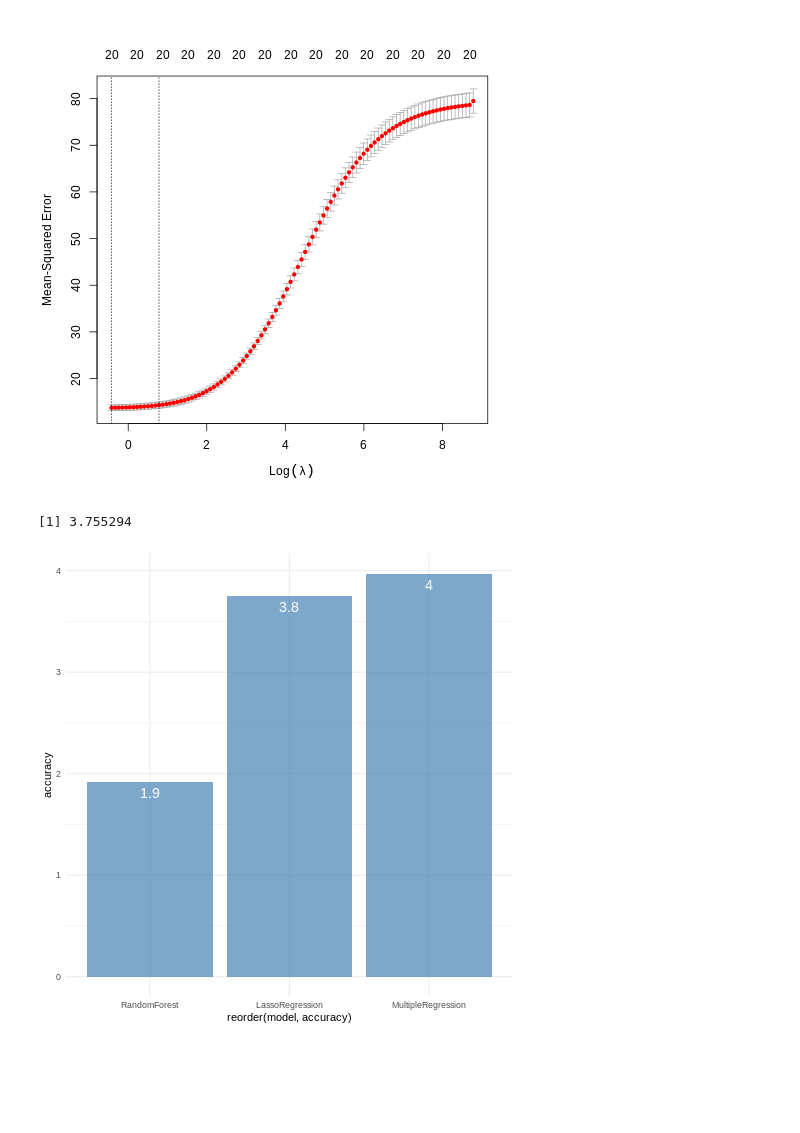
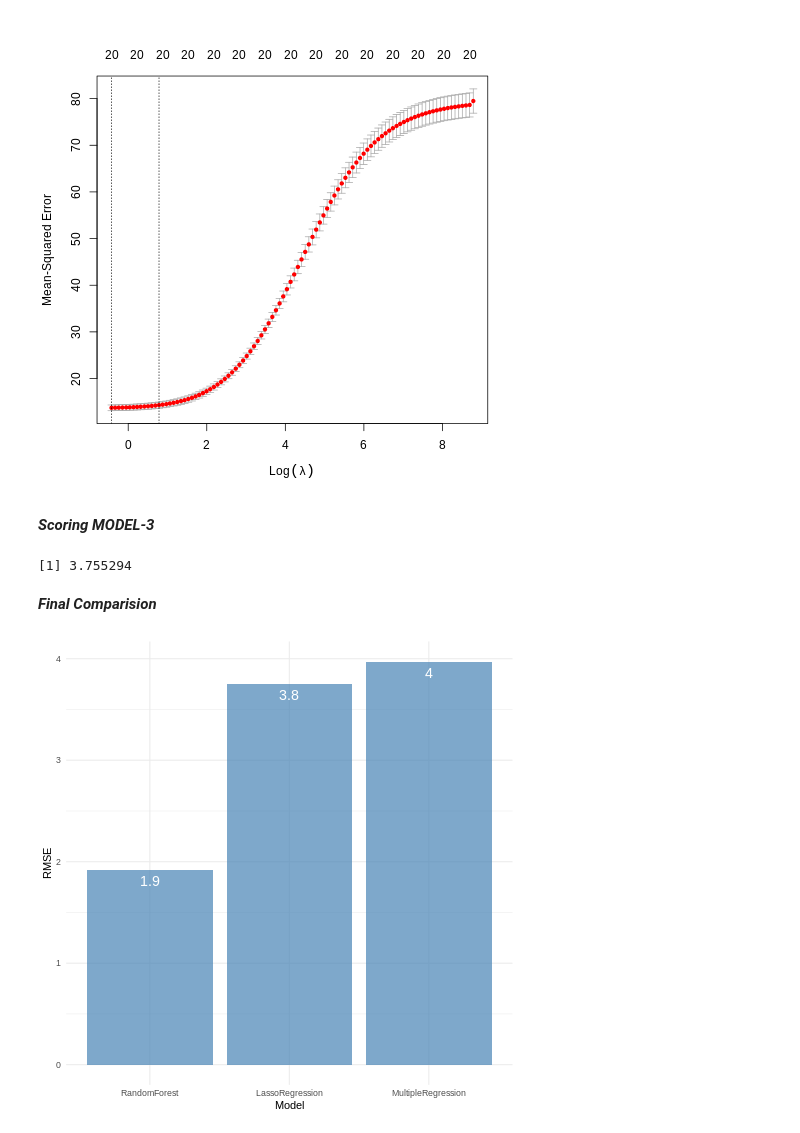
Before and after one commit to Pathooo/R, a Jupyter notebook: Life_R.ipynb, the cells around one changed output. Cells and saved outputs as stored; diff of their text form; code cells hidden in the pictures; blank space fills up the shorter version.

```diff
--- a/Life_R.ipynb
+++ b/Life_R.ipynb
@@ -392,6 +412,8 @@ lasso<-cv.glmnet(x_train1, y_train1,type.measure="mse",alpha=0,family="gaussian"
 plot(lasso)
 # %% [output]
 [figure]
+# %% [markdown]
+***Scoring MODEL-3***
 # %%
 %%R
 pred3<-predict(lasso,s=lasso$lambda.1se,newx=x_test1)
@@ -399,14 +421,16 @@ acc3<-sqrt(mean((y_test1-pred3)^2))
 acc3
 # %% [output]
 [1] 3.755294
+# %% [markdown]
+***Final Comparision***
 # %%
 %%R
 comparision<-data.frame(model=c("MultipleRegression","RandomForest","LassoRegression"),
                         accuracy=c(acc1,acc2,acc3))
 
 ggplot(data=comparision, aes(x=accuracy, y=reorder(model,accuracy))) +
   geom_bar(stat="identity", fill="steelblue",alpha=.7)+
   geom_text(aes(label=round(accuracy,1)), vjust=1.6, color="white", size=5)+
-  theme_minimal()+ coord_flip()
+  theme_minimal()+ coord_flip() +ylab("Model") +xlab("RMSE")
 # %% [output]
-[figure, old version]
+[figure, new version]
```
Also changed, not shown: parts of 21 cells of this notebook.
